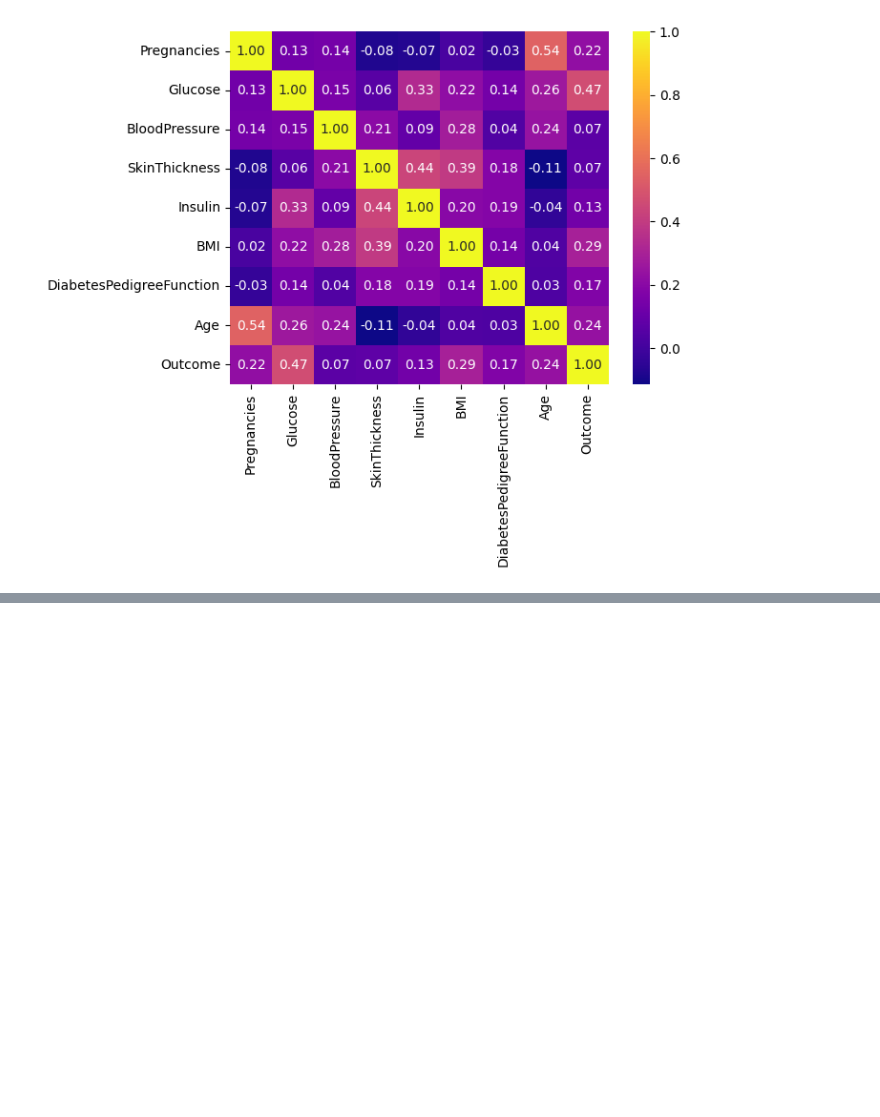
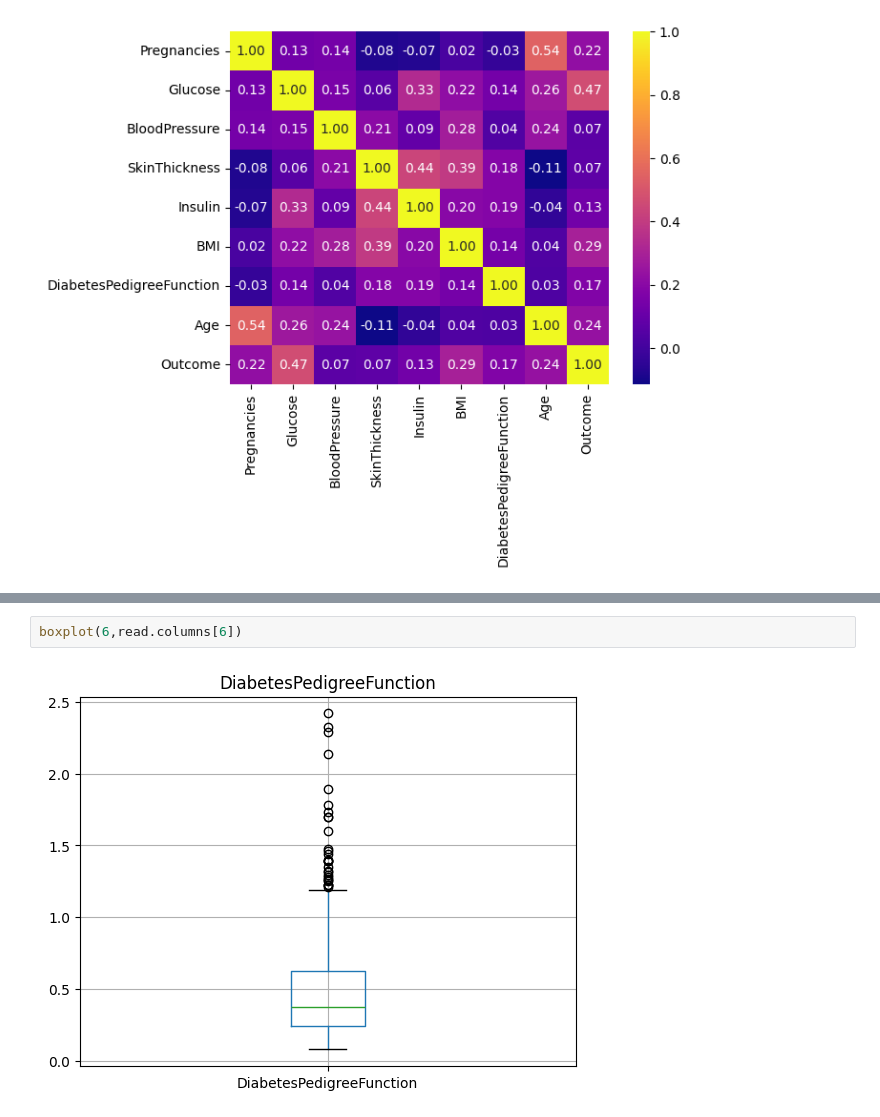
Before and after one commit to davidrimon2004/Probability-Statistics-Project, a Jupyter notebook: project.ipynb, the cells around one changed output, grey strips where cells are left out. Cells and saved outputs as stored; diff of their text form; blank space fills up the shorter version.

```diff
--- a/project.ipynb
+++ b/project.ipynb
@@ -40,0 +55,4 @@ visual.show()
+# %%
+boxplot(6,read.columns[6])
+# %% [output]
+[figure, added]
```
Also changed, not shown: parts of 12 cells of this notebook.
